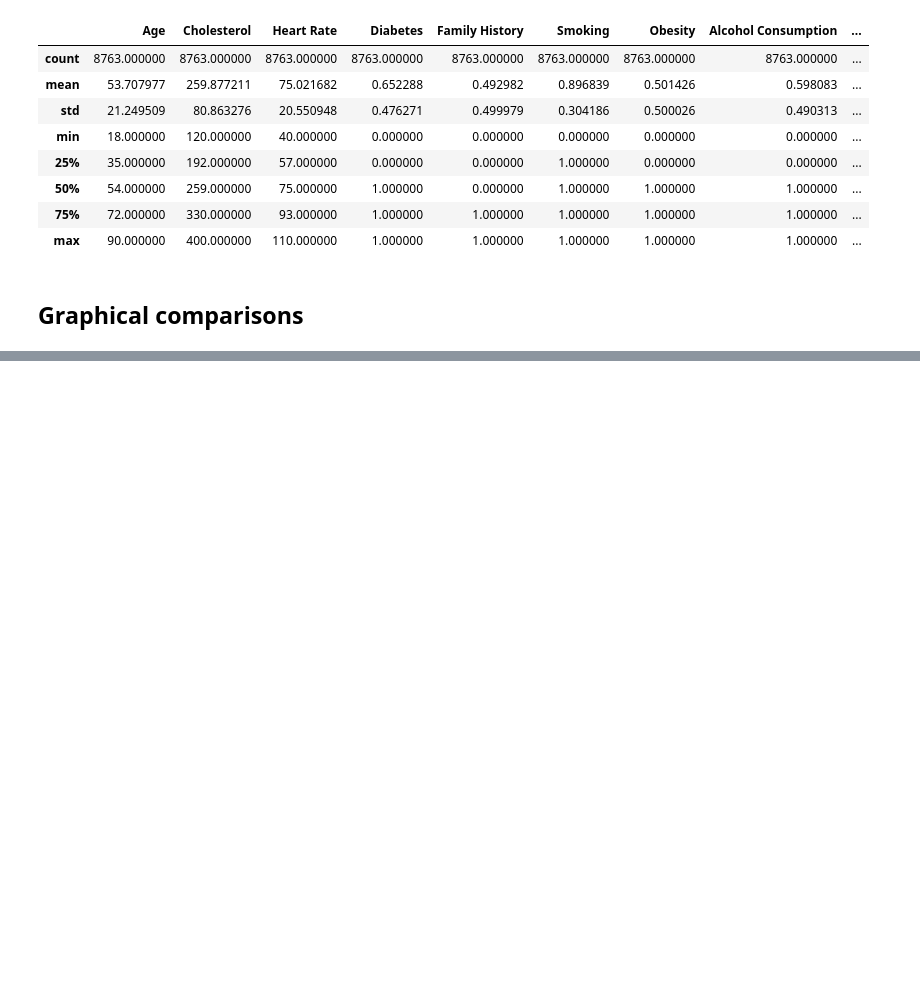
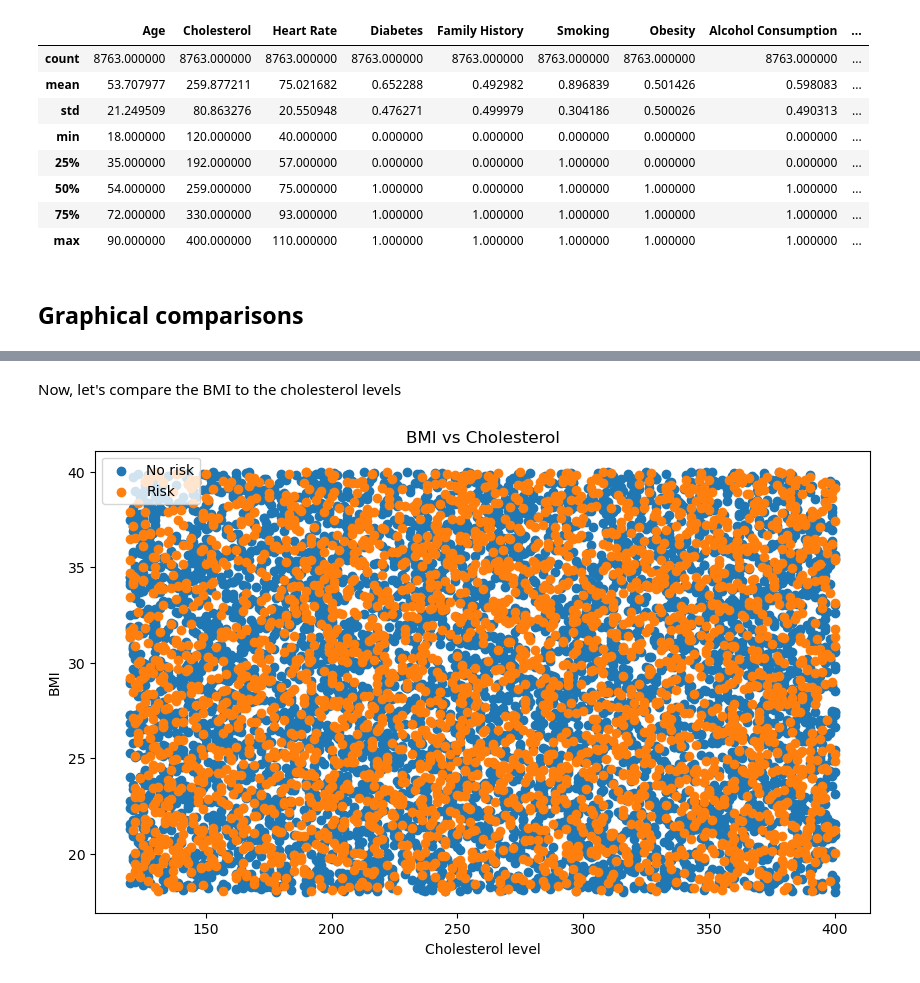
Before and after one commit to IsaacMS30/heart-attack-risk-detection, a Jupyter notebook: notebooks/1- data_exploration.ipynb, the cells around one changed output, grey strips where cells are left out. Drawn from its saved outputs; the diff is of its cells as text; code cells hidden in the pictures; blank space fills up the shorter version.

```diff
--- a/notebooks/1- data_exploration.ipynb
+++ b/notebooks/1- data_exploration.ipynb
@@ -178,0 +193,6 @@ df.describe()
+# %% [markdown]
+Now, let's compare the BMI to the cholesterol levels
+# %%
+eda.plot_bmi_vs_chol(df)
+# %% [output]
+[figure, added]
```
Also changed, not shown: parts of 6 cells of this notebook, 1 other file.
